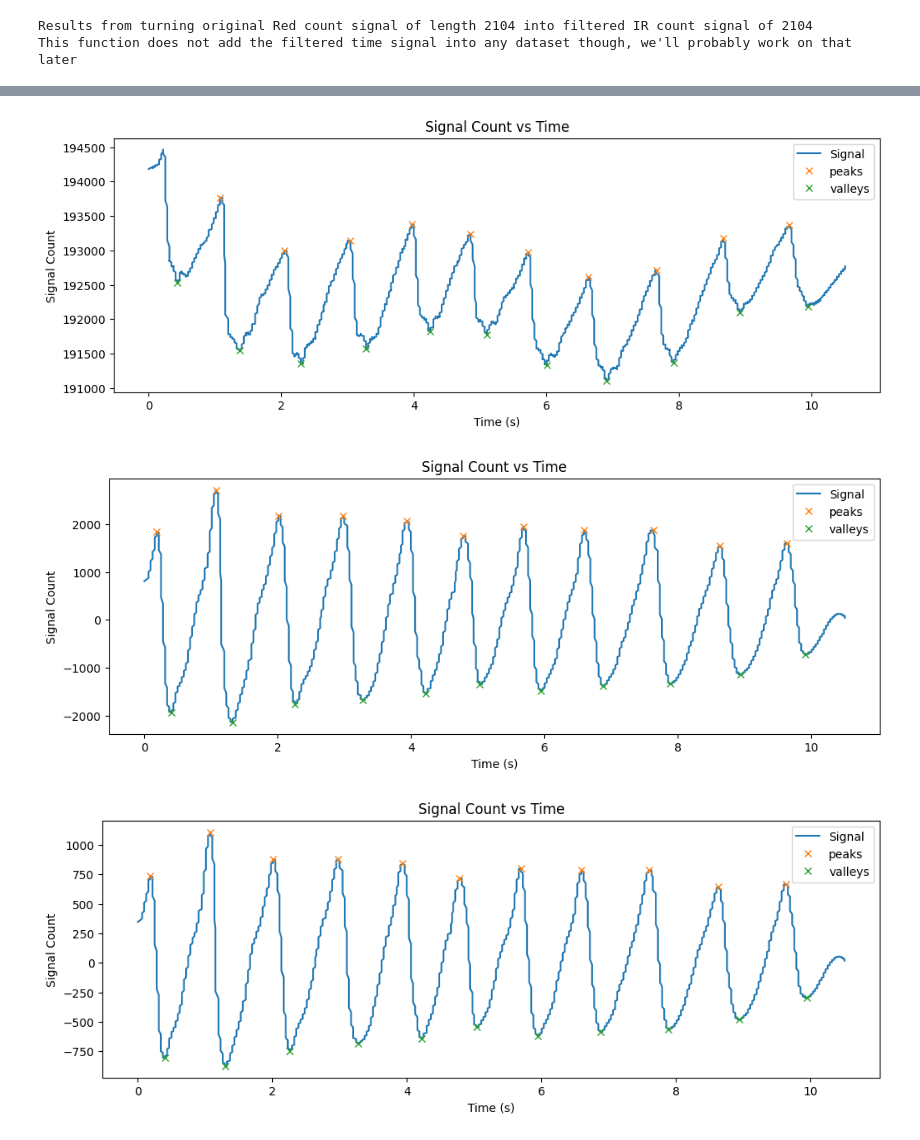
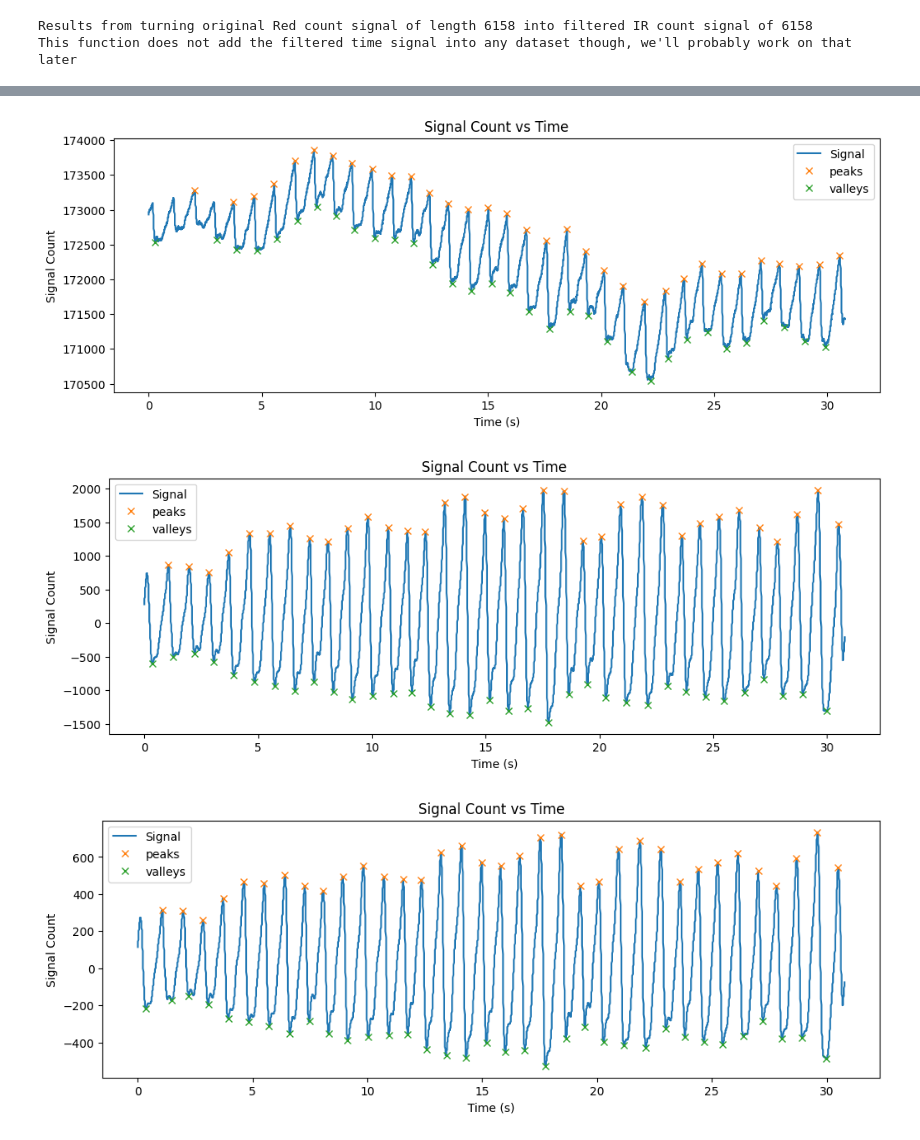
Before and after one commit to PZL2004/ECG-PPG, a Jupyter notebook: Coding/Python/data_analysis_PPG.ipynb, the cells around one changed output, grey strips where cells are left out. Cells and saved outputs as stored; diff of their text form; code cells hidden in the pictures.

```diff
--- a/Coding/Python/data_analysis_PPG.ipynb
+++ b/Coding/Python/data_analysis_PPG.ipynb
@@ -27,21 +27,9 @@ c = 100 # goofy values from Maxim
 compute_moving_average = 0
 # %%
 def convert_to_sec(t):
-    """This function converts the string in format yyyy-mm-dd hh:mm:ss:SSS to a float
-    with the format ss:SSS. Only converts from minutes down to seconds. Not for >= 1 hr
-    long data.
-
-    Args:
-        t (str): datetime string with format yyyy-mm-dd hh:mm:ss:SSS
-
-    Returns:
-        total (float): seconds calculated from mm:ss.SSS
-    """
-    t = t[14:]
-    min = float(t[:t.find(":")])
-    sec = float(t[t.find(":")+1:])
-    total = (min*60)+sec
-    return total
+    timelist_ms = np.array(t - t[0], dtype=float)
+    timelist_s = timelist_ms/1000
+    return timelist_ms, timelist_s
 
 def smooth_data(dataset, analysis_type):
     """Takes in a dataset and smoothes the data for
@@ -278,7 +266,7 @@ def BPM2(time, peak_positions, trough_positions, compute_moving_average):
 #df = pd.read_csv("C:\\Users\pazul\Documents\BMEN 207\Honors Project\Coding\data\ECPPG_2023-10-21_23-45-37.csv") # Pablo
 
 # CSV # 3
-df = pd.read_csv("C:\\Users\pazul\Documents\BMEN 207\Honors Project\Coding\data\ECPPG_2023-10-21.csv") # Pablo
+#df = pd.read_csv("C:\\Users\pazul\Documents\BMEN 207\Honors Project\Coding\data\ECPPG_2023-10-21.csv") # Pablo
 
 # CSV # 4
 # df = pd.read_csv("C:\\Users\pazul\Documents\BMEN 207\Honors Project\Coding\data\ECPPG_2023-11-07_12-17-55.csv") # Pablo
@@ -289,5 +277,9 @@ df = pd.read_csv("C:\\Users\pazul\Documents\BMEN 207\Honors Project\Coding\data\
 # CSV # 5 # NO ECG ONLY PPG
 #df = pd.read_csv("C:\\Users\pazul\Documents\BMEN 207\Honors Project\Coding\data\ECPPG_2023-11-08_16-33-32.csv")
 
+# CSV #6
+df = pd.read_csv("C:\\Users\pazul\Documents\BMEN 207\Honors Project\Coding\data\ECPPG_2023-11-10_13-32-13.csv")
+df.drop(df.head(500).index, axis=0, inplace=True)
+df.reset_index(inplace=True)
 df.head
 # %% [output]
@@ -311,5 +303,5 @@ df.head
 # %%
-time = np.array([convert_to_sec(x) for x in df["Time"]]) - convert_to_sec(df["Time"][0])
+time = convert_to_sec(np.array(df['Time'], dtype='datetime64'))[1]
 IR_Count = df[" IR Count"]
 Red_Count = df[" Red Count"]
 smoothed_IR = smooth_data(df, 'IR')
@@ -331,2 +323,2 @@ Time elapsed: 10.503000259399414 s
-Results from turning original Red count signal of length 2104 into filtered IR count signal of 2104
+Results from turning original Red count signal of length 6158 into filtered IR count signal of 6158
 This function does not add the filtered time signal into any dataset though, we'll probably work on that later
@@ -334,6 +326,6 @@ This function does not add the filtered time signal into any dataset though, we'
-[figure, old version]
+[figure, new version]
-[figure, old version]
+[figure, new version]
-[figure, old version]
+[figure, new version]
 # %%
 ### USING THE IR COUNT ###
 BPM1_vals_ir = BPM1(time, peaks_ir, valleys_ir, compute_moving_average)
```
Also changed, not shown: parts of 5 cells of this notebook.
